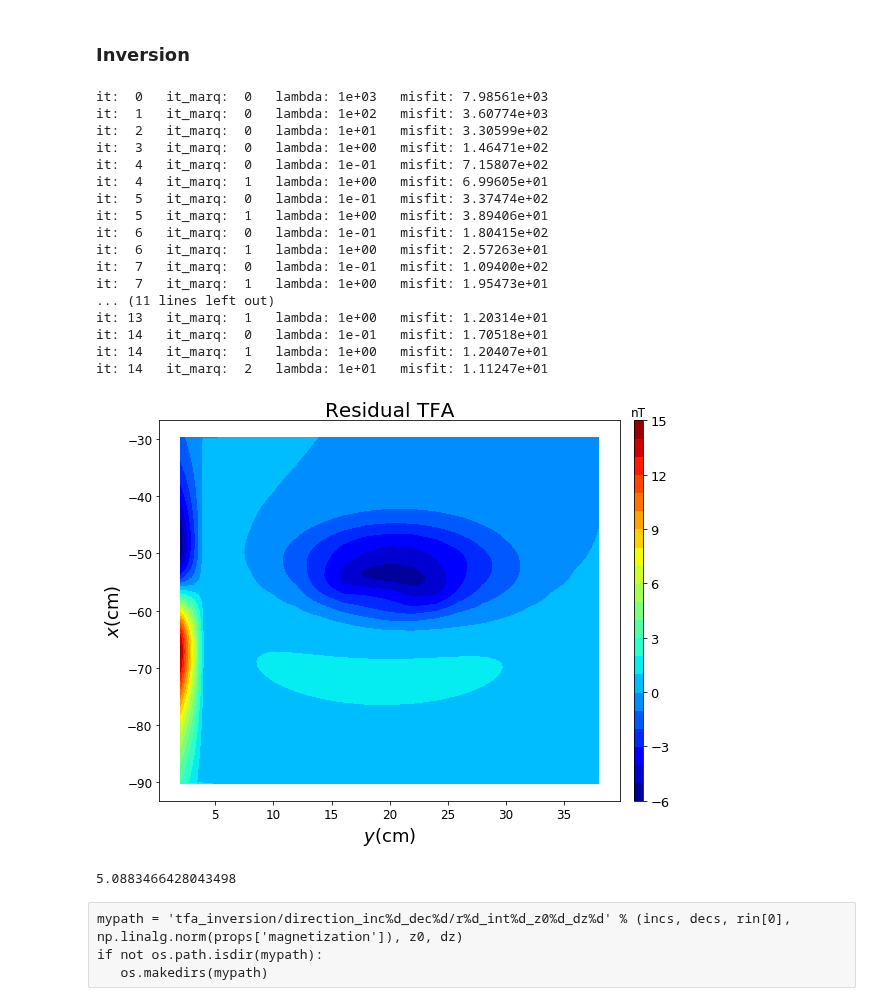
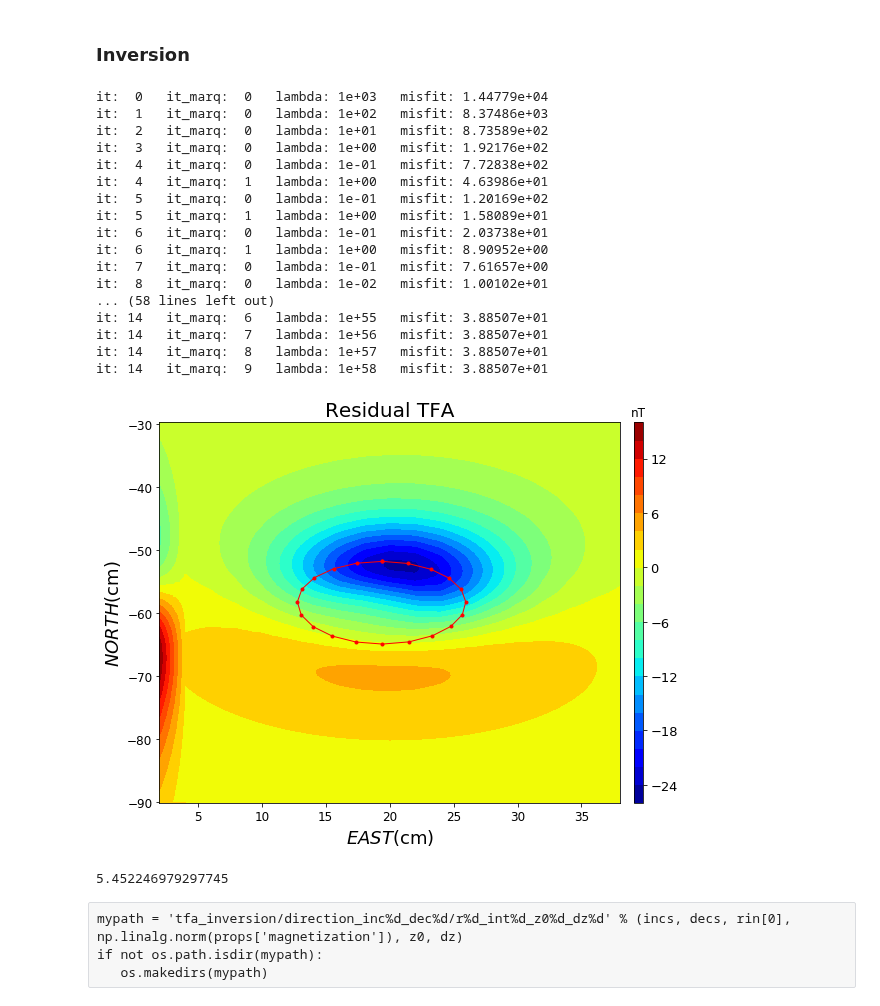
Before and after one commit to pinga-lab/magnetic-radial-inversion, a Jupyter notebook: code/funnel/tfa_inversion_airborne_lines-Copy2.ipynb, the cells around one changed output. Saved outputs shown, nothing was run; the diff lists cells and outputs as text; code cells hidden in the pictures.

```diff
--- a/code/funnel/tfa_inversion_airborne_lines-Copy2.ipynb
+++ b/code/funnel/tfa_inversion_airborne_lines-Copy2.ipynb
@@ -90,7 +92,7 @@ props = {'magnetization': utils.ang2vec(
 
 # geometric parameters
 z0 = 6.
-dz = .8
+dz = 1.
 r = 7.
 
 rin = np.zeros(M) + r
@@ -175,11 +178,11 @@ plt.show()
 lamb = 1000.0
 dlamb = 10.      # step for Marquadt's parameter
 
-a1 = 0.001  # adjacent radial distances within each prism
+a1 = 0.01  # adjacent radial distances within each prism
 a2 = 0.001 # vertically adjacent radial distances
 a3 = 0.001    # outcropping cross-section
 a4 = 0.     # outcropping origin
-a5 = 0.07    # vertically adjacent origins
+a5 = 0.1    # vertically adjacent origins
 a6 = 0.000001   # zero order Tikhonov on adjacent radial distances
 a7 = 0.01     # zero order Tikhonov on thickness of each prism
 # %%
@@ -196,23 +199,23 @@ d_fit, m_est, model_est, phi_list, model_list, res_list = mfun.levmarq_tf(xp, yp
                                                     mmin, mmax, m_out, dobs, inc, dec,
                                                     props, alpha, z0, dz)
 # %% [output]
-it:  0   it_marq:  0   lambda: 1e+03   misfit: 7.98561e+03
-it:  1   it_marq:  0   lambda: 1e+02   misfit: 3.60774e+03
-it:  2   it_marq:  0   lambda: 1e+01   misfit: 3.30599e+02
-it:  3   it_marq:  0   lambda: 1e+00   misfit: 1.46471e+02
-it:  4   it_marq:  0   lambda: 1e-01   misfit: 7.15807e+02
-it:  4   it_marq:  1   lambda: 1e+00   misfit: 6.99605e+01
-it:  5   it_marq:  0   lambda: 1e-01   misfit: 3.37474e+02
-it:  5   it_marq:  1   lambda: 1e+00   misfit: 3.89406e+01
-it:  6   it_marq:  0   lambda: 1e-01   misfit: 1.80415e+02
-it:  6   it_marq:  1   lambda: 1e+00   misfit: 2.57263e+01
-it:  7   it_marq:  0   lambda: 1e-01   misfit: 1.09400e+02
-it:  7   it_marq:  1   lambda: 1e+00   misfit: 1.95473e+01
-... (11 lines left out)
-it: 13   it_marq:  1   lambda: 1e+00   misfit: 1.20314e+01
-it: 14   it_marq:  0   lambda: 1e-01   misfit: 1.70518e+01
-it: 14   it_marq:  1   lambda: 1e+00   misfit: 1.20407e+01
-it: 14   it_marq:  2   lambda: 1e+01   misfit: 1.11247e+01
+it:  0   it_marq:  0   lambda: 1e+03   misfit: 1.44779e+04
+it:  1   it_marq:  0   lambda: 1e+02   misfit: 8.37486e+03
+it:  2   it_marq:  0   lambda: 1e+01   misfit: 8.73589e+02
+it:  3   it_marq:  0   lambda: 1e+00   misfit: 1.92176e+02
+it:  4   it_marq:  0   lambda: 1e-01   misfit: 7.72838e+02
+it:  4   it_marq:  1   lambda: 1e+00   misfit: 4.63986e+01
+it:  5   it_marq:  0   lambda: 1e-01   misfit: 1.20169e+02
+it:  5   it_marq:  1   lambda: 1e+00   misfit: 1.58089e+01
+it:  6   it_marq:  0   lambda: 1e-01   misfit: 2.03738e+01
+it:  6   it_marq:  1   lambda: 1e+00   misfit: 8.90952e+00
+it:  7   it_marq:  0   lambda: 1e-01   misfit: 7.61657e+00
+it:  8   it_marq:  0   lambda: 1e-02   misfit: 1.00102e+01
+... (58 lines left out)
+it: 14   it_marq:  6   lambda: 1e+55   misfit: 3.88507e+01
+it: 14   it_marq:  7   lambda: 1e+56   misfit: 3.88507e+01
+it: 14   it_marq:  8   lambda: 1e+57   misfit: 3.88507e+01
+it: 14   it_marq:  9   lambda: 1e+58   misfit: 3.88507e+01
 # %%
 inversion['inc_dec'] = [incs, decs]
 inversion['z0'] = z0
@@ -233,26 +236,26 @@ inversion['residual'] = dobs - d_fit
 # %%
 plt.figure(figsize=(10,7))
 plt.title('Residual TFA', fontsize=20)
 plt.tricontourf(yp, xp, dobs - d_fit, 20, cmap='jet').ax.tick_params(labelsize=12)
-plt.xlabel('$y$(cm)', fontsize=18)
-plt.ylabel('$x$(cm)', fontsize=18)
+plt.xlabel('$EAST$(cm)', fontsize=18)
+plt.ylabel('$NORTH$(cm)', fontsize=18)
 clb = plt.colorbar(pad=0.025, aspect=40, shrink=1)
 clb.ax.tick_params(labelsize=13)
 #source = mpl.polygon(kimberlite_model['prisms'][0], '.-k', xy2ne=True)
-#estimate = mpl.polygon(model_est[0], '.-r', xy2ne=True)
+estimate = mpl.polygon(model_est[0], '.-r', xy2ne=True)
 #source.set_label('Outcropping polygon')
 #estimate.set_label('Initial estimate')
 clb.ax.set_title('nT')
 #mpl.m2km()
 #plt.legend(loc=0, fontsize=12, shadow=bool, framealpha=1)
-plt.savefig('funnel_residual.png', dpi=300)
+plt.savefig('funnel_residual_magmod.png', dpi=300)
 plt.show()
 # %% [output]
-[figure, old version]
+[figure, new version]
 # %%
 m_est[-1]*4
 # %% [output]
-5.0883466428043498
+5.452246979297745
 # %%
 bounds = [-70., -50.,10., 28.,  3.,
           15.]
```
Also changed, not shown: parts of 9 cells of this notebook, 9 other files.
